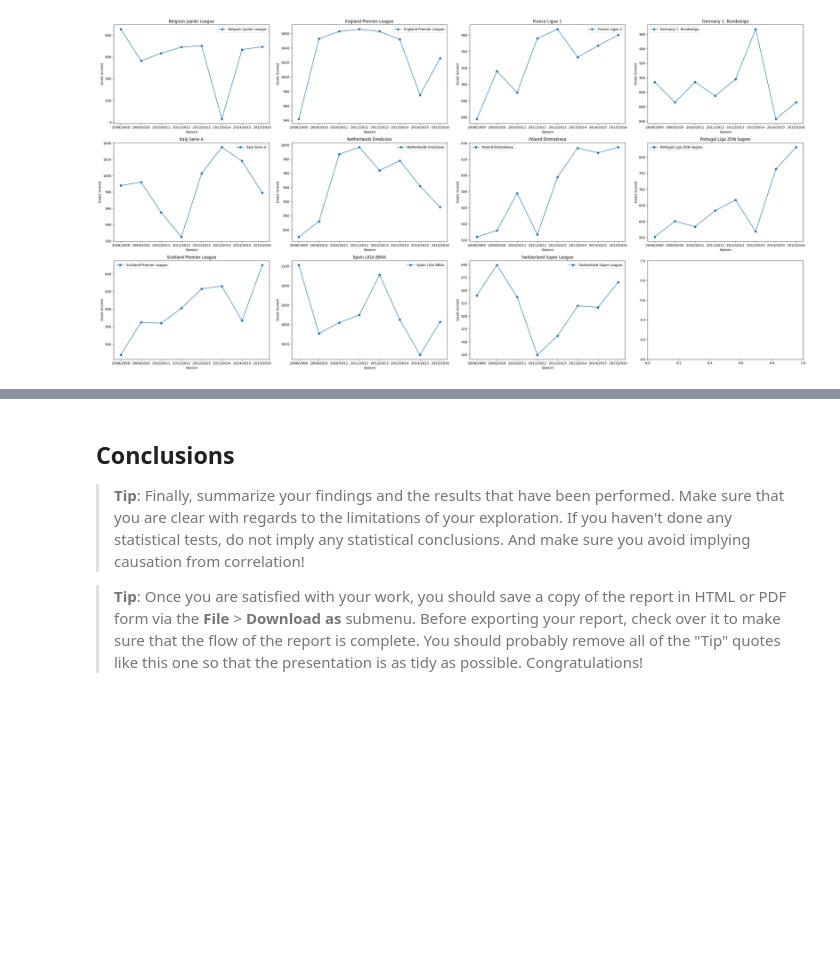
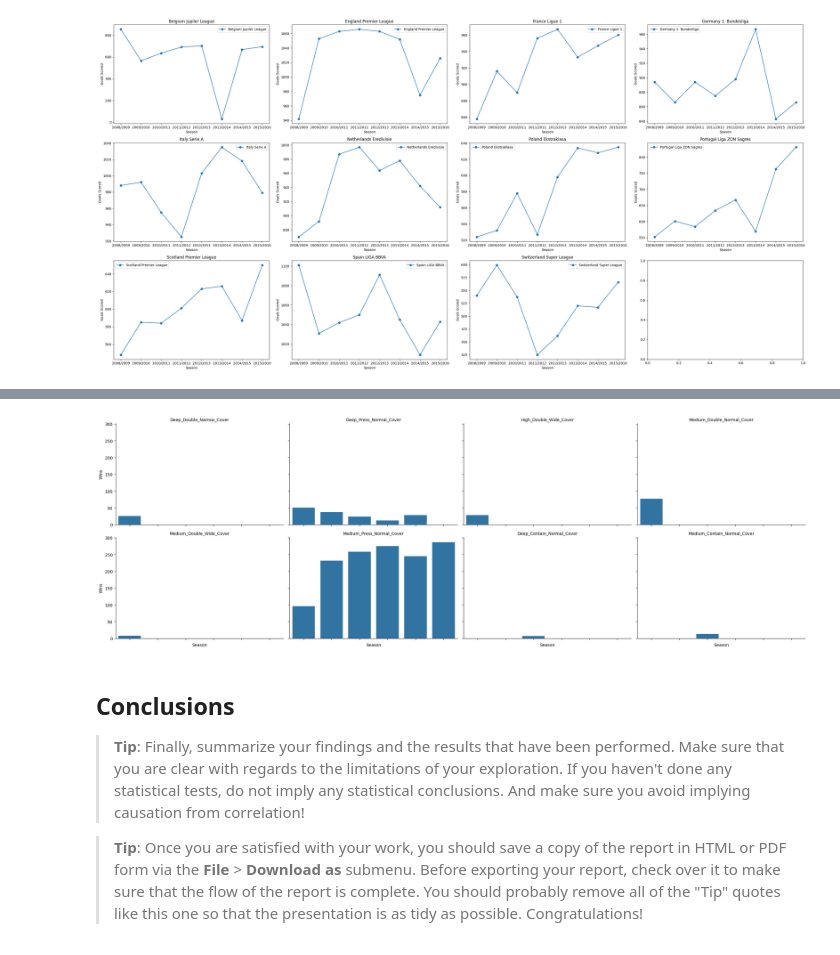
Before and after one commit to aayush1202/investigate-a-dataset, a Jupyter notebook: investigate-a-dataset-template.ipynb, the cells around one changed output, grey strips where cells are left out. Drawn from its saved outputs; the diff is of its cells as text; code cells hidden in the pictures; blank space fills up the shorter version.

```diff
--- a/investigate-a-dataset-template.ipynb
+++ b/investigate-a-dataset-template.ipynb
@@ -572,0 +559,5 @@ Game wins based on playing style
+# %%
+# filtering the rows outcomes and season
+
+epl_wins_seasons = pd.concat([epl_filtered.season, epl_filtered.outcomes], axis=1)
+epl_wins_seasons.head()
@@ -572,0 +571,6 @@ Game wins based on playing style
+# %%
+# using groupby to calculate wins for each team, and renaming the column outcomes to team_api_id to match with teams_attr dataframe
+
+epl_wins_teams = epl_wins_seasons.groupby(['season', 'outcomes']).size().reset_index(name = 'wins')
+epl_wins_teams.rename(columns={'outcomes':'team_api_id'}, inplace=True)
+epl_wins_teams.head()
@@ -572,0 +624,8 @@ Game wins based on playing style
+# %%
+# merging the epl_wins_teams dataframe and teams_attr dataframe for defensive classes
+
+teams_defence = pd.concat([teams_attr.team_api_id, teams_attr.season, teams_attr.defencePressureClass, teams_attr.defenceAggressionClass, teams_attr.defenceTeamWidthClass, teams_attr.defenceDefenderLineClass], axis=1)
+teams_defence.head()
+
+teams_defence = pd.merge(epl_wins_teams, teams_defence, on=['team_api_id', 'season'], how='inner')
+teams_defence.head()
@@ -572,0 +639,5 @@ Game wins based on playing style
+# %%
+# dropping the team_api_id column and grouping the wins based on defensive characteristics per season
+teams_defence.drop('team_api_id', axis=1, inplace=True)
+defence_grouped = teams_defence.groupby(['season', 'defencePressureClass', 'defenceAggressionClass', 'defenceTeamWidthClass', 'defenceDefenderLineClass']).sum().reset_index()
+defence_grouped.head()
@@ -573,3 +651,20 @@ Game wins based on playing style
+# %%
+# Plotting the available data
+columns = ['defencePressureClass', 'defenceAggressionClass', 'defenceTeamWidthClass', 'defenceDefenderLineClass']
+
+
+defence_grouped['defence_combination'] = defence_grouped[columns].apply(lambda row: '_'.join(row.values), axis=1)
+g = sns.FacetGrid(defence_grouped, col='defence_combination', col_wrap=4, height=4, aspect=1.5)
+g.map_dataframe(sns.barplot, x='season', y='wins')
+g.set_axis_labels('Season', 'Wins')
+g.set_titles('{col_name}')
+g.set_xticklabels(rotation=45)
+
+# Display the plot
+plt.tight_layout()
+plt.show()
+# %% [output]
+[figure, added]
 # %% [markdown]
 <a id='conclusions'></a>
 ## Conclusions
```
Also changed, not shown: parts of 18 cells of this notebook.
